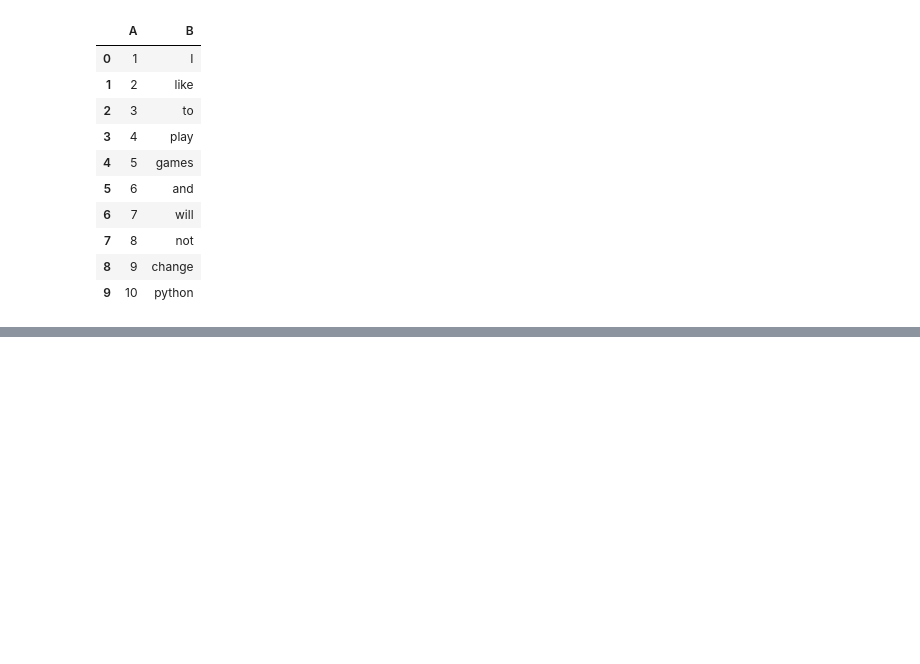
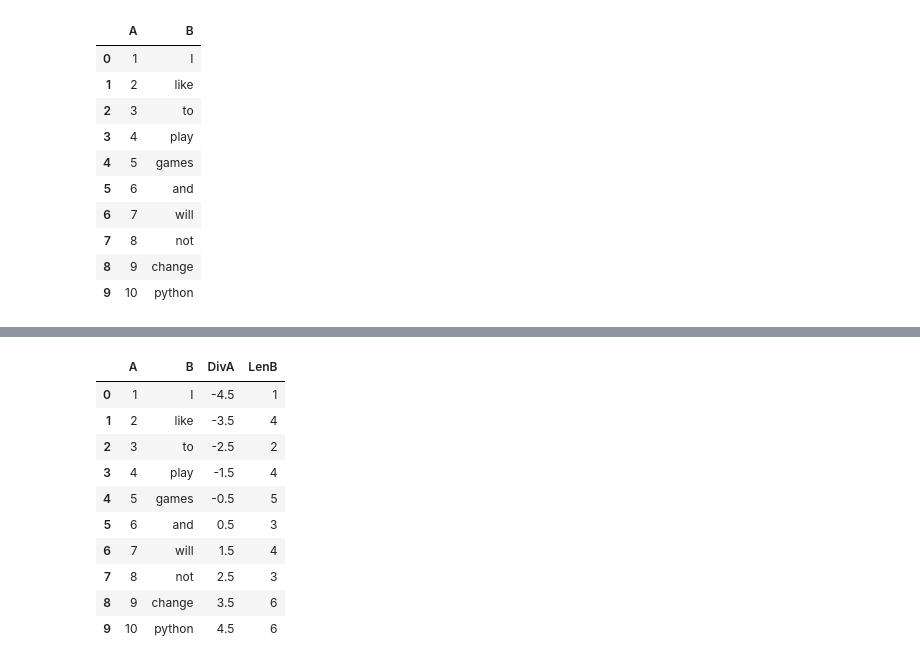
Before and after one commit to zeerau/ArewaDS-machine-learning-assignments, a Jupyter notebook: week_2/working-with-data.ipynb, the cells around one changed output, grey strips where cells are left out. Saved outputs shown, nothing was run; the diff lists cells and outputs as text; code cells hidden in the pictures; blank space fills up the shorter version.

```diff
--- a/week_2/working-with-data.ipynb
+++ b/week_2/working-with-data.ipynb
@@ -52,6 +52,6 @@ df
 | 8 | 9 | change |
 | 9 | 10 | python |
 # %%
-df = pd.DataFrame([a,b]).T.rename(columns={ 0 : 'N', 1 : 'O' })
+df = pd.DataFrame([a,b]).T.rename(columns={ 0 : 'A', 1 : 'B' })
 df
 # %% [output]
@@ -68,0 +78,19 @@ df
+# %%
+df['DivA'] = df['A']-df['A'].mean()
+# %%
+df['LenB'] = df['B'].apply(lambda x : len(x))
+# or
+df['LenB'] = df['B'].apply(len)
+df
+# %% [output]
+|  | A | B | DivA | LenB |
+| 0 | 1 | I | -4.5 | 1 |
+| 1 | 2 | like | -3.5 | 4 |
+| 2 | 3 | to | -2.5 | 2 |
+| 3 | 4 | play | -1.5 | 4 |
+| 4 | 5 | games | -0.5 | 5 |
+| 5 | 6 | and | 0.5 | 3 |
+| 6 | 7 | will | 1.5 | 4 |
+| 7 | 8 | not | 2.5 | 3 |
+| 8 | 9 | change | 3.5 | 6 |
+| 9 | 10 | python | 4.5 | 6 |
```
Also changed, not shown: parts of 6 cells of this notebook, 3 other files.
